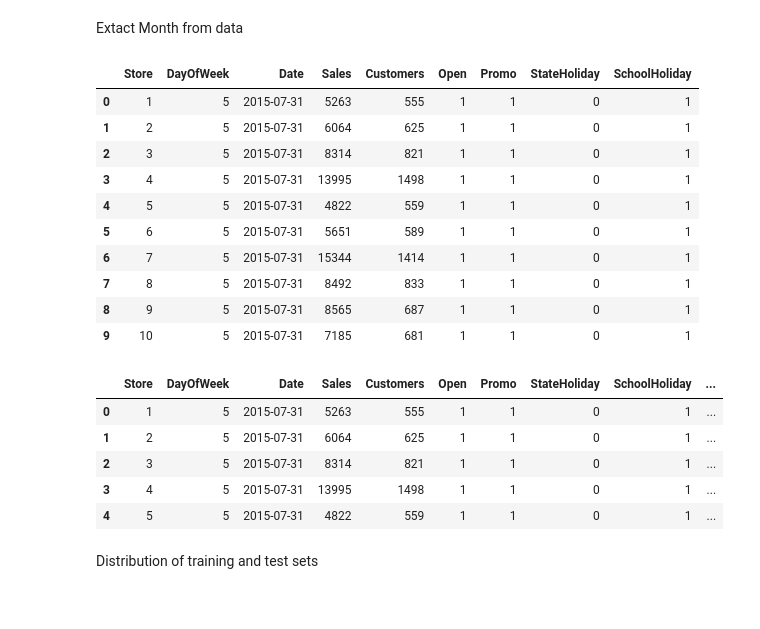
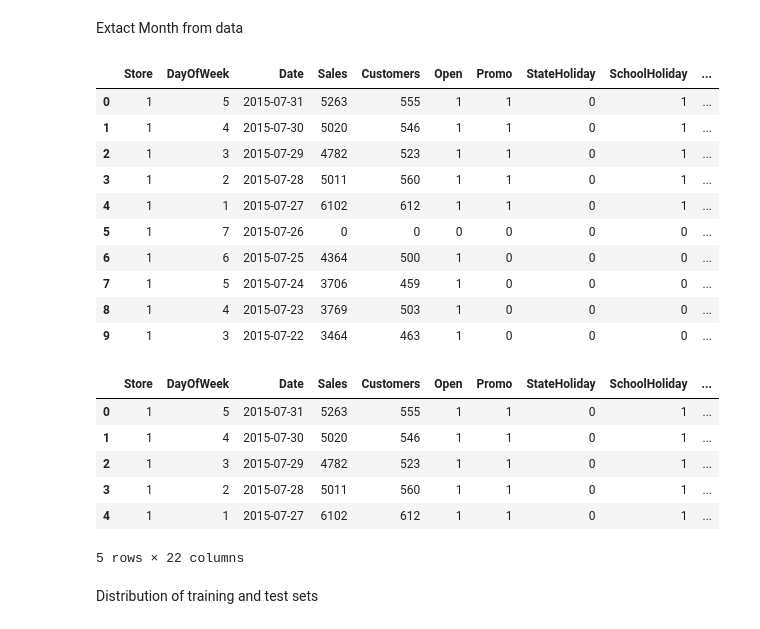
Before and after one commit to nardoshood/Pharmaceutical-Sales-Prediction, a Jupyter notebook: notebooks/data_exploration.ipynb, the cells around one changed output. Saved outputs shown, nothing was run; the diff lists cells and outputs as text; code cells hidden in the pictures.

```diff
--- a/notebooks/data_exploration.ipynb
+++ b/notebooks/data_exploration.ipynb
@@ -54,20 +54,20 @@ Name: Date, Length: 1017209, dtype: object
 # %% [markdown]
 Extact Month from data
 # %%
-train_store = preprocess.to_datetime(train_df, 'Date')
+train_store = preprocess.to_datetime(train_store, 'Date')
 train_store.head(10)
 # %% [output]
-|  | Store | DayOfWeek | Date | Sales | Customers | Open | Promo | StateHoliday | SchoolHoliday |
-| 0 | 1 | 5 | 2015-07-31 | 5263 | 555 | 1 | 1 | 0 | 1 |
-| 1 | 2 | 5 | 2015-07-31 | 6064 | 625 | 1 | 1 | 0 | 1 |
-| 2 | 3 | 5 | 2015-07-31 | 8314 | 821 | 1 | 1 | 0 | 1 |
-| 3 | 4 | 5 | 2015-07-31 | 13995 | 1498 | 1 | 1 | 0 | 1 |
-| 4 | 5 | 5 | 2015-07-31 | 4822 | 559 | 1 | 1 | 0 | 1 |
-| 5 | 6 | 5 | 2015-07-31 | 5651 | 589 | 1 | 1 | 0 | 1 |
-| 6 | 7 | 5 | 2015-07-31 | 15344 | 1414 | 1 | 1 | 0 | 1 |
-| 7 | 8 | 5 | 2015-07-31 | 8492 | 833 | 1 | 1 | 0 | 1 |
-| 8 | 9 | 5 | 2015-07-31 | 8565 | 687 | 1 | 1 | 0 | 1 |
-| 9 | 10 | 5 | 2015-07-31 | 7185 | 681 | 1 | 1 | 0 | 1 |
+|  | Store | DayOfWeek | Date | Sales | Customers | Open | Promo | StateHoliday | SchoolHoliday | ... |
+| 0 | 1 | 5 | 2015-07-31 | 5263 | 555 | 1 | 1 | 0 | 1 | ... |
+| 1 | 1 | 4 | 2015-07-30 | 5020 | 546 | 1 | 1 | 0 | 1 | ... |
+| 2 | 1 | 3 | 2015-07-29 | 4782 | 523 | 1 | 1 | 0 | 1 | ... |
+| 3 | 1 | 2 | 2015-07-28 | 5011 | 560 | 1 | 1 | 0 | 1 | ... |
+| 4 | 1 | 1 | 2015-07-27 | 6102 | 612 | 1 | 1 | 0 | 1 | ... |
+| 5 | 1 | 7 | 2015-07-26 | 0 | 0 | 0 | 0 | 0 | 0 | ... |
+| 6 | 1 | 6 | 2015-07-25 | 4364 | 500 | 1 | 0 | 0 | 0 | ... |
+| 7 | 1 | 5 | 2015-07-24 | 3706 | 459 | 1 | 0 | 0 | 0 | ... |
+| 8 | 1 | 4 | 2015-07-23 | 3769 | 503 | 1 | 0 | 0 | 0 | ... |
+| 9 | 1 | 3 | 2015-07-22 | 3464 | 463 | 1 | 0 | 0 | 0 | ... |
 # %%
 # Separating the date column for further analysis
 preprocess.to_datetime(train_df, 'Date')
@@ -81,10 +81,11 @@ train_store.head()
 # %% [output]
 |  | Store | DayOfWeek | Date | Sales | Customers | Open | Promo | StateHoliday | SchoolHoliday | ... |
 | 0 | 1 | 5 | 2015-07-31 | 5263 | 555 | 1 | 1 | 0 | 1 | ... |
-| 1 | 2 | 5 | 2015-07-31 | 6064 | 625 | 1 | 1 | 0 | 1 | ... |
-| 2 | 3 | 5 | 2015-07-31 | 8314 | 821 | 1 | 1 | 0 | 1 | ... |
-| 3 | 4 | 5 | 2015-07-31 | 13995 | 1498 | 1 | 1 | 0 | 1 | ... |
-| 4 | 5 | 5 | 2015-07-31 | 4822 | 559 | 1 | 1 | 0 | 1 | ... |
+| 1 | 1 | 4 | 2015-07-30 | 5020 | 546 | 1 | 1 | 0 | 1 | ... |
+| 2 | 1 | 3 | 2015-07-29 | 4782 | 523 | 1 | 1 | 0 | 1 | ... |
+| 3 | 1 | 2 | 2015-07-28 | 5011 | 560 | 1 | 1 | 0 | 1 | ... |
+| 4 | 1 | 1 | 2015-07-27 | 6102 | 612 | 1 | 1 | 0 | 1 | ... |
+5 rows × 22 columns
 # %% [markdown]
 Distribution of training and test sets
 # %%
```
Also changed, not shown: parts of 11 cells of this notebook.
